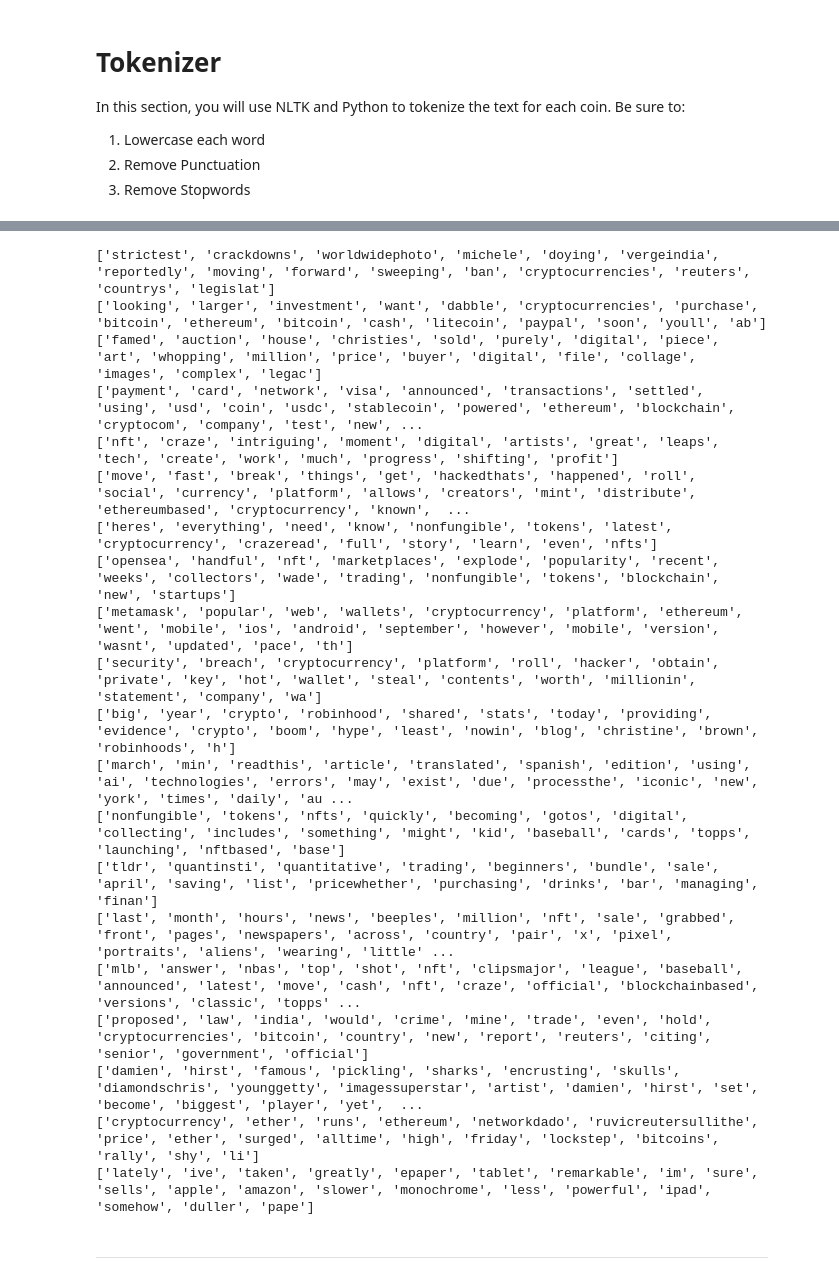
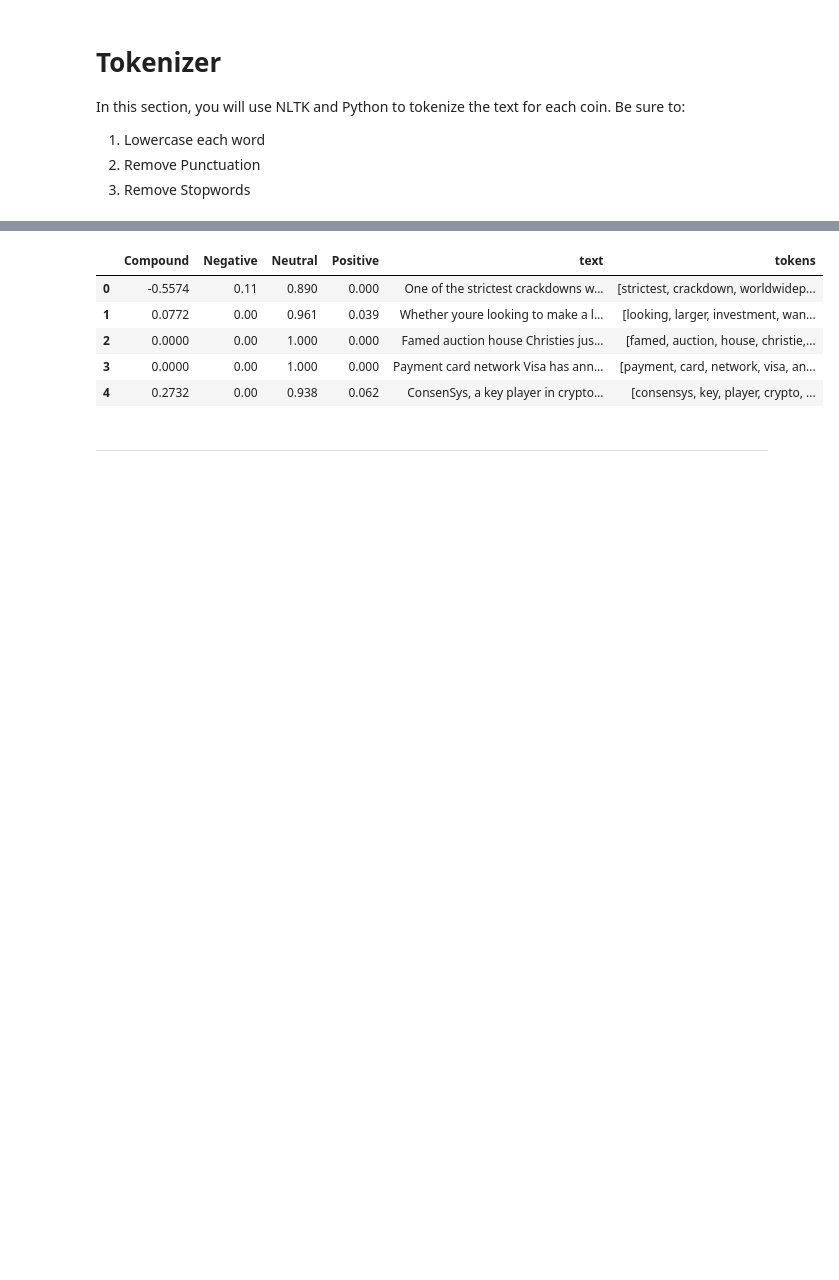
Before and after one commit to cnxtech/tales-from-the-crypto, a Jupyter notebook: tales_from_the_crypto/crypto_sentiment.ipynb, the cells around one changed output, grey strips where cells are left out. Cells and saved outputs as stored; diff of their text form; code cells hidden in the pictures; blank space fills up the shorter version.

```diff
--- a/tales_from_the_crypto/crypto_sentiment.ipynb
+++ b/tales_from_the_crypto/crypto_sentiment.ipynb
@@ -220,28 +208,15 @@ bitcoin_df["tokens"] = bitcoin_tokens
 # %%
 # Create a new tokens column for ethereum
-ethereum_tokens = [tokenizer(article) for article in ethereum_corpus]
-ethereum_df["tokens"] = ethereum_tokens
+ethereum_tokens = [tokenizer(article) for article in eth_analysis_df['text']]
+eth_analysis_df["tokens"] = ethereum_tokens
+eth_analysis_df.head()
 # %% [output]
-['strictest', 'crackdowns', 'worldwidephoto', 'michele', 'doying', 'vergeindia', 'reportedly', 'moving', 'forward', 'sweeping', 'ban', 'cryptocurrencies', 'reuters', 'countrys', 'legislat']
-['looking', 'larger', 'investment', 'want', 'dabble', 'cryptocurrencies', 'purchase', 'bitcoin', 'ethereum', 'bitcoin', 'cash', 'litecoin', 'paypal', 'soon', 'youll', 'ab']
-['famed', 'auction', 'house', 'christies', 'sold', 'purely', 'digital', 'piece', 'art', 'whopping', 'million', 'price', 'buyer', 'digital', 'file', 'collage', 'images', 'complex', 'legac']
-['payment', 'card', 'network', 'visa', 'announced', 'transactions', 'settled', 'using', 'usd', 'coin', 'usdc', 'stablecoin', 'powered', 'ethereum', 'blockchain', 'cryptocom', 'company', 'test', 'new', ...
-['nft', 'craze', 'intriguing', 'moment', 'digital', 'artists', 'great', 'leaps', 'tech', 'create', 'work', 'much', 'progress', 'shifting', 'profit']
-['move', 'fast', 'break', 'things', 'get', 'hackedthats', 'happened', 'roll', 'social', 'currency', 'platform', 'allows', 'creators', 'mint', 'distribute', 'ethereumbased', 'cryptocurrency', 'known',  ...
-['heres', 'everything', 'need', 'know', 'nonfungible', 'tokens', 'latest', 'cryptocurrency', 'crazeread', 'full', 'story', 'learn', 'even', 'nfts']
-['opensea', 'handful', 'nft', 'marketplaces', 'explode', 'popularity', 'recent', 'weeks', 'collectors', 'wade', 'trading', 'nonfungible', 'tokens', 'blockchain', 'new', 'startups']
-['metamask', 'popular', 'web', 'wallets', 'cryptocurrency', 'platform', 'ethereum', 'went', 'mobile', 'ios', 'android', 'september', 'however', 'mobile', 'version', 'wasnt', 'updated', 'pace', 'th']
-['security', 'breach', 'cryptocurrency', 'platform', 'roll', 'hacker', 'obtain', 'private', 'key', 'hot', 'wallet', 'steal', 'contents', 'worth', 'millionin', 'statement', 'company', 'wa']
-['big', 'year', 'crypto', 'robinhood', 'shared', 'stats', 'today', 'providing', 'evidence', 'crypto', 'boom', 'hype', 'least', 'nowin', 'blog', 'christine', 'brown', 'robinhoods', 'h']
-['march', 'min', 'readthis', 'article', 'translated', 'spanish', 'edition', 'using', 'ai', 'technologies', 'errors', 'may', 'exist', 'due', 'processthe', 'iconic', 'new', 'york', 'times', 'daily', 'au ...
-['nonfungible', 'tokens', 'nfts', 'quickly', 'becoming', 'gotos', 'digital', 'collecting', 'includes', 'something', 'might', 'kid', 'baseball', 'cards', 'topps', 'launching', 'nftbased', 'base']
-['tldr', 'quantinsti', 'quantitative', 'trading', 'beginners', 'bundle', 'sale', 'april', 'saving', 'list', 'pricewhether', 'purchasing', 'drinks', 'bar', 'managing', 'finan']
-['last', 'month', 'hours', 'news', 'beeples', 'million', 'nft', 'sale', 'grabbed', 'front', 'pages', 'newspapers', 'across', 'country', 'pair', 'x', 'pixel', 'portraits', 'aliens', 'wearing', 'little' ...
-['mlb', 'answer', 'nbas', 'top', 'shot', 'nft', 'clipsmajor', 'league', 'baseball', 'announced', 'latest', 'move', 'cash', 'nft', 'craze', 'official', 'blockchainbased', 'versions', 'classic', 'topps' ...
-['proposed', 'law', 'india', 'would', 'crime', 'mine', 'trade', 'even', 'hold', 'cryptocurrencies', 'bitcoin', 'country', 'new', 'report', 'reuters', 'citing', 'senior', 'government', 'official']
-['damien', 'hirst', 'famous', 'pickling', 'sharks', 'encrusting', 'skulls', 'diamondschris', 'younggetty', 'imagessuperstar', 'artist', 'damien', 'hirst', 'set', 'become', 'biggest', 'player', 'yet',  ...
-['cryptocurrency', 'ether', 'runs', 'ethereum', 'networkdado', 'ruvicreutersullithe', 'price', 'ether', 'surged', 'alltime', 'high', 'friday', 'lockstep', 'bitcoins', 'rally', 'shy', 'li']
-['lately', 'ive', 'taken', 'greatly', 'epaper', 'tablet', 'remarkable', 'im', 'sure', 'sells', 'apple', 'amazon', 'slower', 'monochrome', 'less', 'powerful', 'ipad', 'somehow', 'duller', 'pape']
+|  | Compound | Negative | Neutral | Positive | text | tokens |
+| 0 | -0.5574 | 0.11 | 0.890 | 0.000 | One of the strictest crackdowns w... | [strictest, crackdown, worldwidep... |
+| 1 | 0.0772 | 0.00 | 0.961 | 0.039 | Whether youre looking to make a l... | [looking, larger, investment, wan... |
+| 2 | 0.0000 | 0.00 | 1.000 | 0.000 | Famed auction house Christies jus... | [famed, auction, house, christie,... |
+| 3 | 0.0000 | 0.00 | 1.000 | 0.000 | Payment card network Visa has ann... | [payment, card, network, visa, an... |
+| 4 | 0.2732 | 0.00 | 0.938 | 0.062 | ConsenSys, a key player in crypto... | [consensys, key, player, crypto, ... |
 # %% [markdown]
 ---
 # %% [markdown]
```
Also changed, not shown: parts of 23 cells of this notebook.
